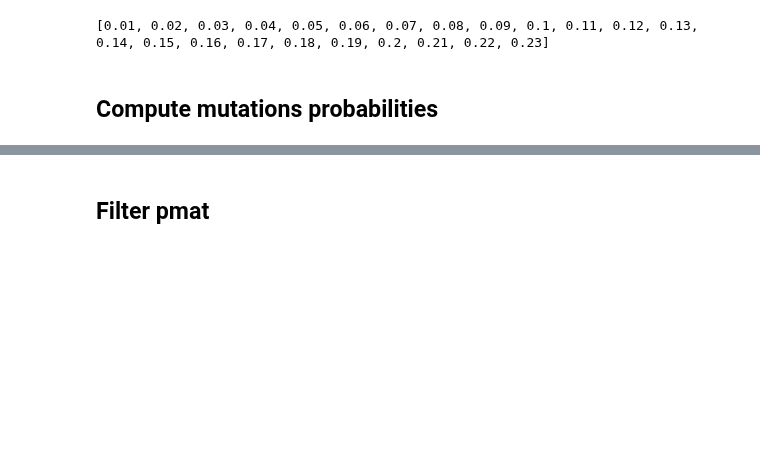
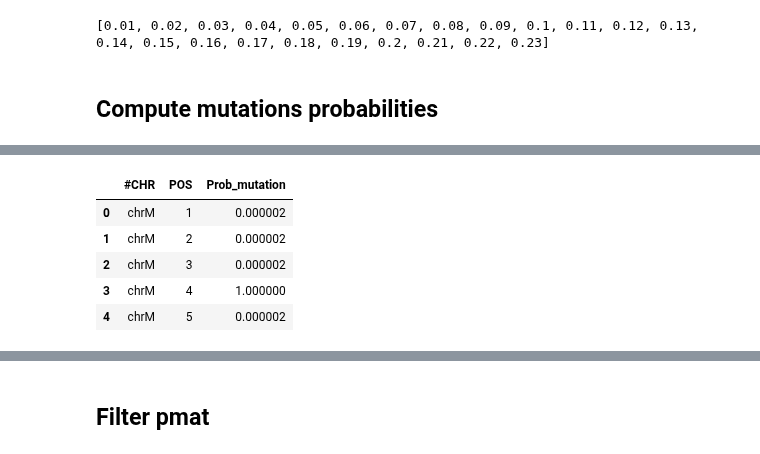
Before and after one commit to cbg-ethz/mt-SCITE, a Jupyter notebook: Notebooks/compute_mutations_probabilities_YFV2001_and_run_mtSCITE.ipynb, the cells around one changed output, grey strips where cells are left out. Drawn from its saved outputs; the diff is of its cells as text; code cells hidden in the pictures; blank space fills up the shorter version.

```diff
--- a/Notebooks/compute_mutations_probabilities_YFV2001_and_run_mtSCITE.ipynb
+++ b/Notebooks/compute_mutations_probabilities_YFV2001_and_run_mtSCITE.ipynb
@@ -173,0 +238,9 @@ def cell_prob(e_rate):
+# %%
+p_mut
+# %% [output]
+|  | #CHR | POS | Prob_mutation |
+| 0 | chrM | 1 | 0.000002 |
+| 1 | chrM | 2 | 0.000002 |
+| 2 | chrM | 3 | 0.000002 |
+| 3 | chrM | 4 | 1.000000 |
+| 4 | chrM | 5 | 0.000002 |
```
Also changed, not shown: parts of 12 cells of this notebook, 3 other files.
